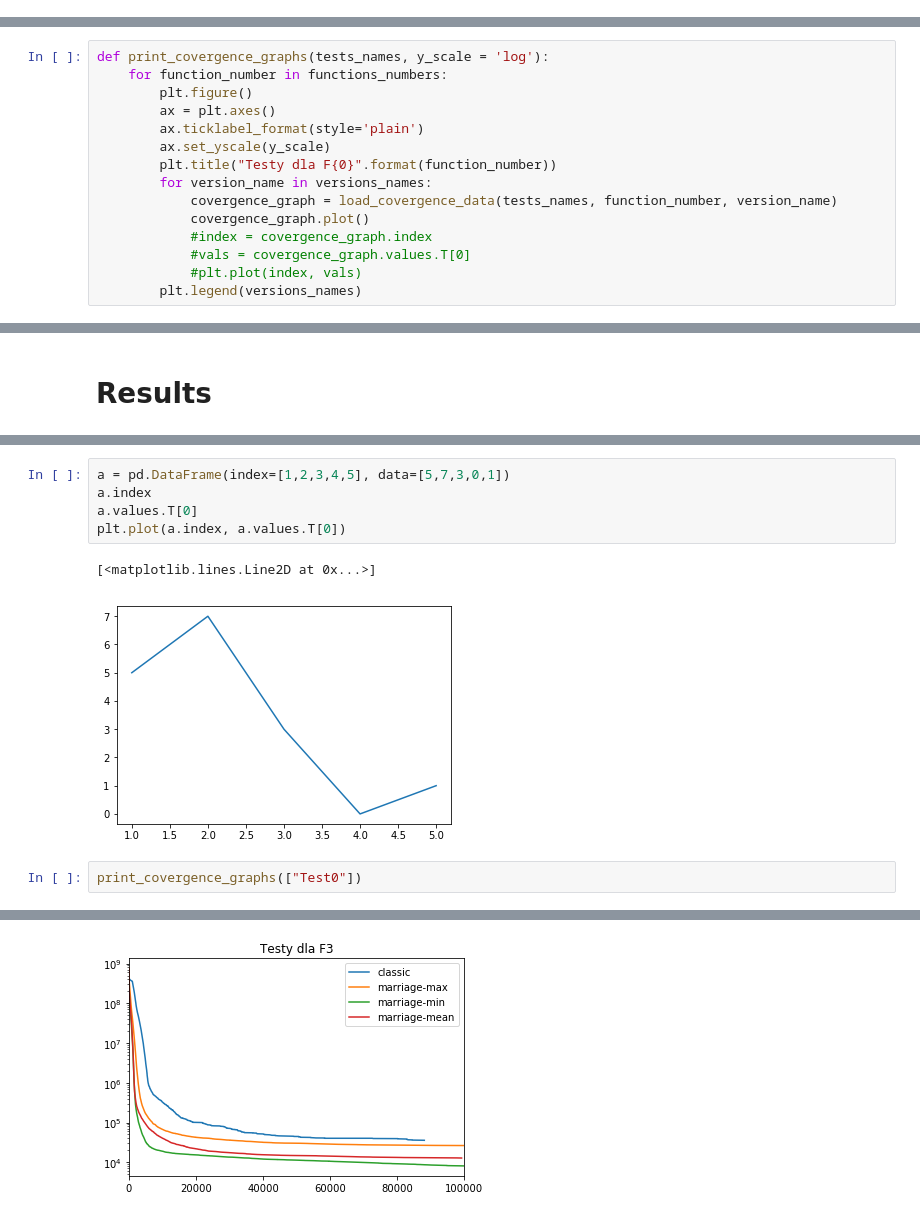
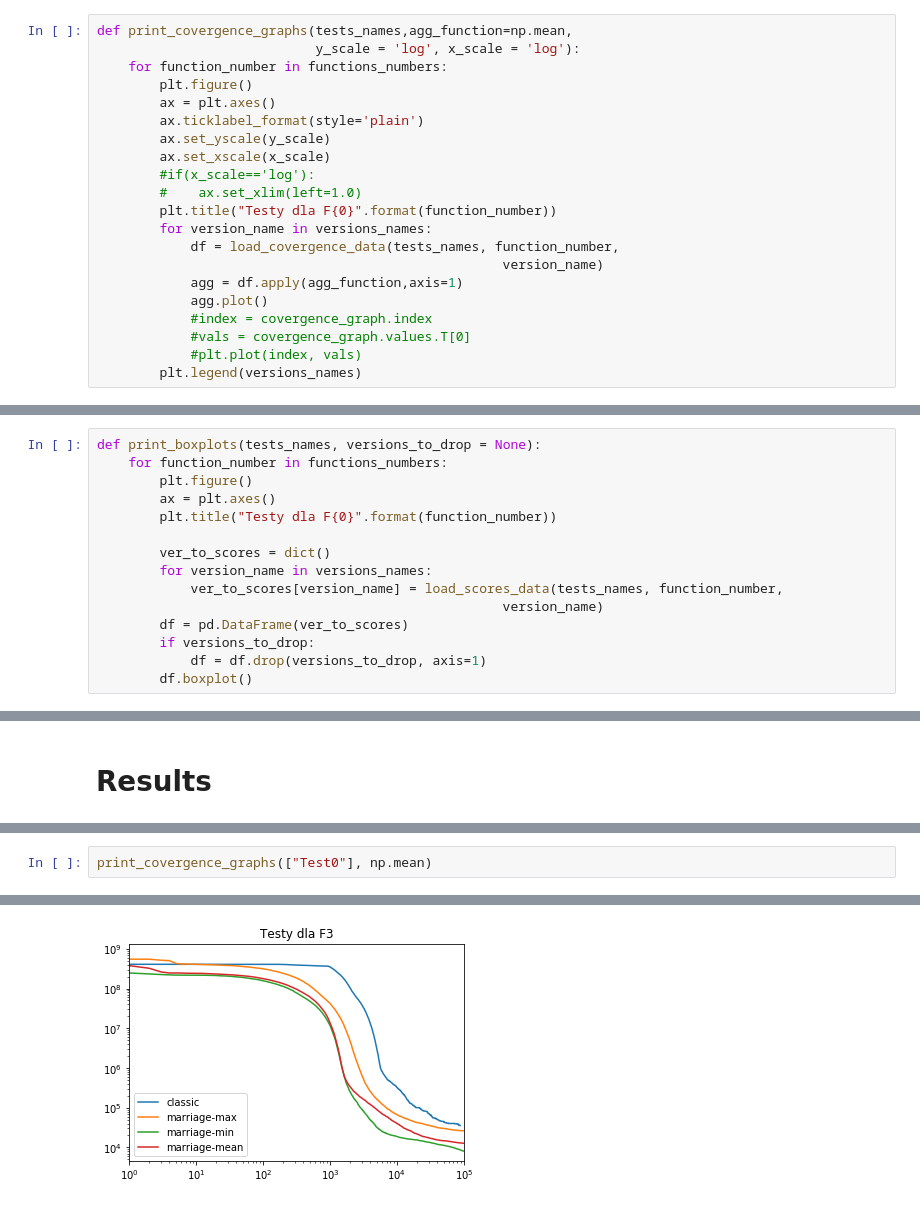
Before and after one commit to maciej3031/evolutionary_algorithm, a Jupyter notebook: Tests_analysis.ipynb, the cells around one changed output, grey strips where cells are left out. Saved outputs shown, nothing was run; the diff lists cells and outputs as text.

```diff
--- a/Tests_analysis.ipynb
+++ b/Tests_analysis.ipynb
@@ -19 +43,22 @@ versions_names = ["classic", "marriage-max", "marriage-min", "marriage-mean"]
+# %%
+def print_covergence_graphs(tests_names,agg_function=np.mean,
+                            y_scale = 'log', x_scale = 'log'):
+    for function_number in functions_numbers:
+        plt.figure()
+        ax = plt.axes()
+        ax.ticklabel_format(style='plain')
+        ax.set_yscale(y_scale)
+        ax.set_xscale(x_scale)
+        #if(x_scale=='log'):
+        #    ax.set_xlim(left=1.0)
+        plt.title("Testy dla F{0}".format(function_number))
+        for version_name in versions_names:
+            df = load_covergence_data(tests_names, function_number,
+                                                    version_name)
+            agg = df.apply(agg_function,axis=1)
+            agg.plot()
+            #index = covergence_graph.index
+            #vals = covergence_graph.values.T[0]
+            #plt.plot(index, vals)
+        plt.legend(versions_names)
 # %%
@@ -46,15 +86,15 @@ def histories_to_means(histories):
 # %%
-def print_covergence_graphs(tests_names, y_scale = 'log'):
+def print_boxplots(tests_names, versions_to_drop = None):
     for function_number in functions_numbers:
         plt.figure()
         ax = plt.axes()
-        ax.ticklabel_format(style='plain')
-        ax.set_yscale(y_scale)
         plt.title("Testy dla F{0}".format(function_number))
+
+        ver_to_scores = dict()
         for version_name in versions_names:
-            covergence_graph = load_covergence_data(tests_names, function_number, version_name)
-            covergence_graph.plot()
-            #index = covergence_graph.index
-            #vals = covergence_graph.values.T[0]
-            #plt.plot(index, vals)
-        plt.legend(versions_names)
+            ver_to_scores[version_name] = load_scores_data(tests_names, function_number,
+                                                    version_name)
+        df = pd.DataFrame(ver_to_scores)
+        if versions_to_drop:
+            df = df.drop(versions_to_drop, axis=1)
+        df.boxplot()
@@ -104,11 +129,3 @@ plt.plot([1,2,3,4],[1,8,1,8])
-# %%
-a = pd.DataFrame(index=[1,2,3,4,5], data=[5,7,3,0,1])
-a.index
-a.values.T[0]
-plt.plot(a.index, a.values.T[0])
-# %% [output]
-[<matplotlib.lines.Line2D at 0x...>]
-[figure, removed]
 # %%
-print_covergence_graphs(["Test0"])
+print_covergence_graphs(["Test0"], np.mean)
 # %% [output]
@@ -117 +134 @@ print_covergence_graphs(["Test0"])
-[figure, old version]
+[figure, new version]
```
Also changed, not shown: parts of 13 cells of this notebook, 1 other file.
